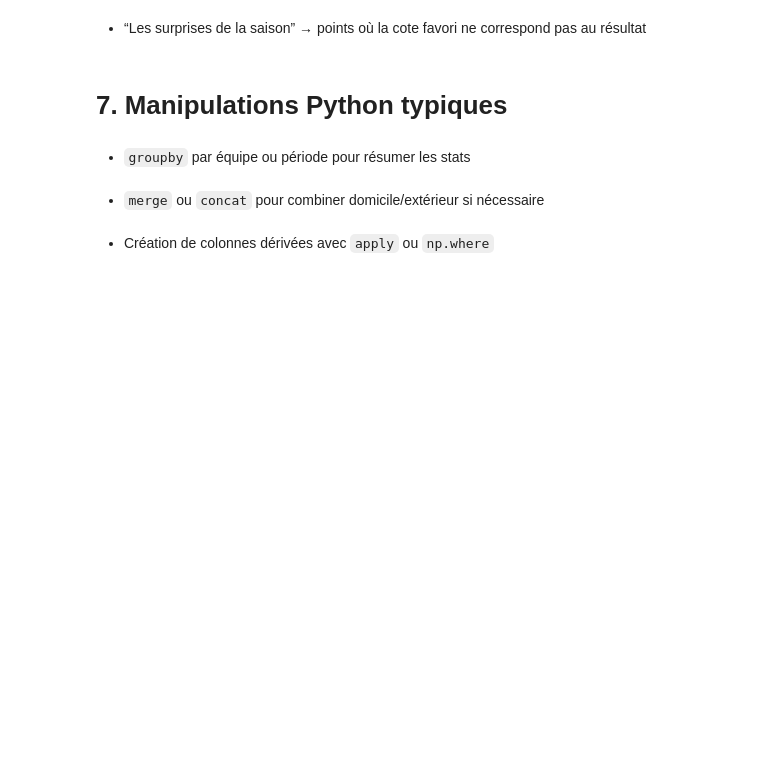
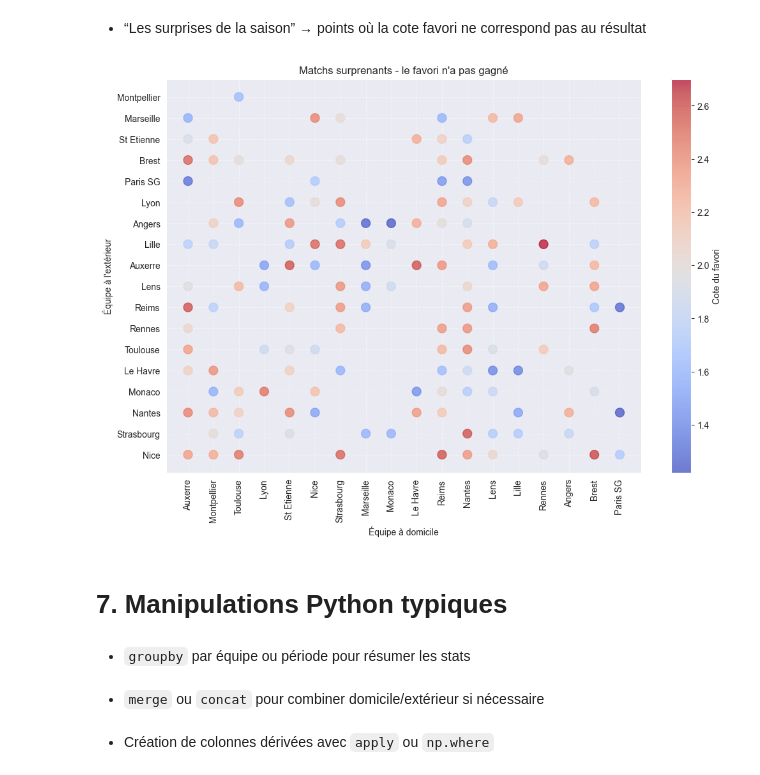
Before and after one commit to VMY7/ligue1-eda-python-24-25, a Jupyter notebook: ligue1-eda-python-24-25.ipynb, the cells around one changed output. Saved outputs shown, nothing was run; the diff lists cells and outputs as text; code cells hidden in the pictures; blank space fills up the shorter version.

```diff
--- a/ligue1-eda-python-24-25.ipynb
+++ b/ligue1-eda-python-24-25.ipynb
@@ -767,5 +835,39 @@ sns.heatmap(pivot)
 # %% [markdown]
 - “Les surprises de la saison” → points où la cote favori ne correspond pas au résultat
+# %%
+# Identifier les matchs où le favori n'a pas gagné
+# (créer une colonne "Upset" = True si le favori prévu a perdu)
+df["Upset"] = np.where(
+    ((df["ProbableFavorite"] == "Home") & (df["FTR"] != "H")) |
+    ((df["ProbableFavorite"] == "Away") & (df["FTR"] != "A")), 1, 0
+)
+
+# Sélectionner uniquement les matchs surprenants
+df_upsets = df.loc[df["Upset"] == 1, :]
+
+# Préparer les données pour la visualisation
+# (par exemple, colonnes HomeTeam, AwayTeam, FavoriteOdd, FTR)
+df_plot = pd.DataFrame({
+    "HomeTeam": df_upsets["HomeTeam"],
+    "AwayTeam": df_upsets["AwayTeam"],
+    "FavoriteOdd": df_upsets["FavoriteOdd"],
+    "RésultatMatch": df_upsets["FTR"]
+})
+
+# Visualiser avec un scatter plot
+plt.figure(figsize=(12, 8))
+scatter = plt.scatter(x=df_plot["HomeTeam"], y=df_plot["AwayTeam"], c=df_plot["FavoriteOdd"], cmap="coolwarm", s=100, alpha=0.7)
+
+plt.colorbar(scatter, label="Cote du favori")
+plt.xticks(rotation=90)
+plt.yticks(rotation=0)
+plt.xlabel("Équipe à domicile")
+plt.ylabel("Équipe à l'extérieur")
+plt.title("Matchs surprenants - le favori n'a pas gagné")
+plt.grid(True, linestyle='--', alpha=0.5)
+plt.show()
+# %% [output]
+[figure, added]
 # %% [markdown]
 # 7. Manipulations Python typiques
 # %% [markdown]
```
Also changed, not shown: parts of 2 cells of this notebook.
